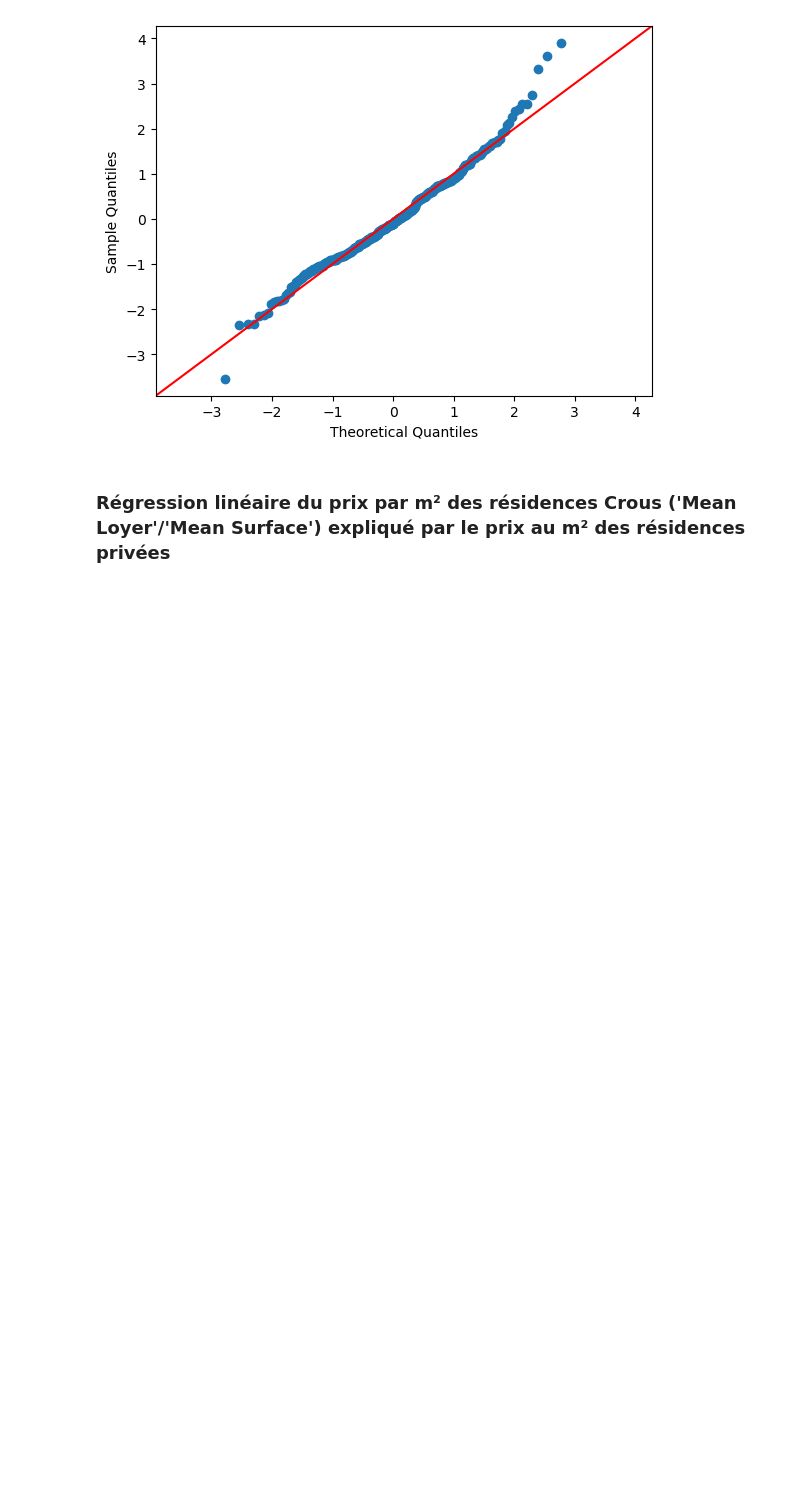
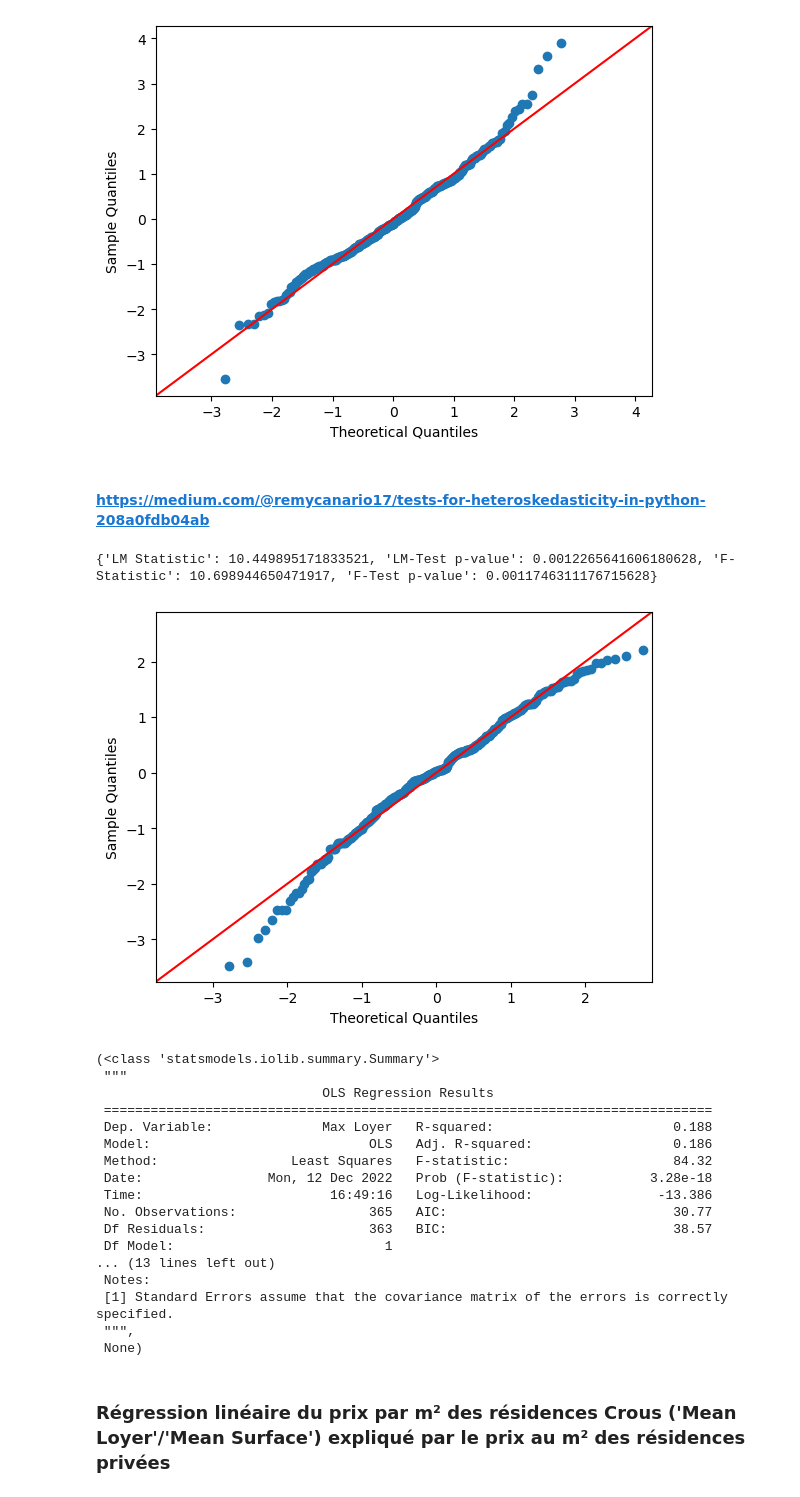
Before and after one commit to Simgnt/La-loi-du-Crous, a Jupyter notebook: Regressions.ipynb, the cells around one changed output. Cells and saved outputs as stored; diff of their text form; code cells hidden in the pictures; blank space fills up the shorter version.

```diff
--- a/Regressions.ipynb
+++ b/Regressions.ipynb
@@ -509,6 +509,39 @@ fig = sm.qqplot(res, fit=True, line="45")
 plt.show()
 # %% [output]
 [figure]
+# %% [markdown]
+#### https://medium.com/@remycanario17/tests-for-heteroskedasticity-in-python-208a0fdb04ab
+# %%
+from statsmodels.stats.diagnostic import het_breuschpagan
+bp_test=sm.stats.diagnostic.het_breuschpagan(res,x)
+labels = ['LM Statistic', 'LM-Test p-value', 'F-Statistic', 'F-Test p-value']
+print(dict(zip(labels, bp_test)))
+#p-value is lower than 0.05 so according to this test, this model is heteroskedastic.
+#The only caveat is that these tests can return low p-values when the model is not heteroskedastic if the model is otherwise flawed (most commonly due to omitted variable bias).
+# %% [output]
+{'LM Statistic': 10.449895171833521, 'LM-Test p-value': 0.0012265641606180628, 'F-Statistic': 10.698944650471917, 'F-Test p-value': 0.0011746311176715628}
+# %%
+Y_Log_Loyer= np.log(df2['Max Loyer'])
+get_OLS_reg(df2['Max Surface'],Y_Log_Loyer)
+# %% [output]
+[figure, added]
+(<class 'statsmodels.iolib.summary.Summary'>
+ """
+                             OLS Regression Results
+ ==============================================================================
+ Dep. Variable:              Max Loyer   R-squared:                       0.188
+ Model:                            OLS   Adj. R-squared:                  0.186
+ Method:                 Least Squares   F-statistic:                     84.32
+ Date:                Mon, 12 Dec 2022   Prob (F-statistic):           3.28e-18
+ Time:                        16:49:16   Log-Likelihood:                -13.386
+ No. Observations:                 365   AIC:                             30.77
+ Df Residuals:                     363   BIC:                             38.57
+ Df Model:                           1
+... (13 lines left out)
+ Notes:
+ [1] Standard Errors assume that the covariance matrix of the errors is correctly specified.
+ """,
+ None)
 # %% [markdown]
 ### Régression linéaire du prix par m² des résidences Crous ('Mean Loyer'/'Mean Surface') expliqué par le prix au m² des résidences privées
 # %%
```
Also changed, not shown: parts of 2 cells of this notebook, 1 other file.
